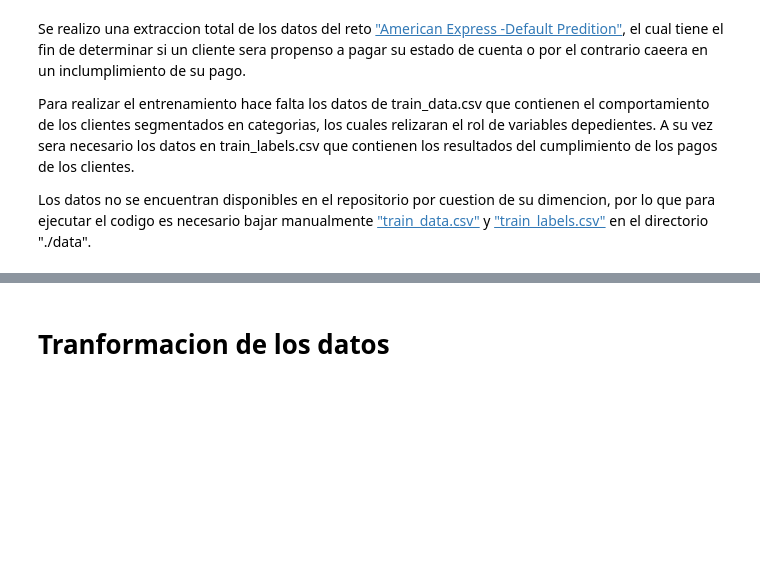
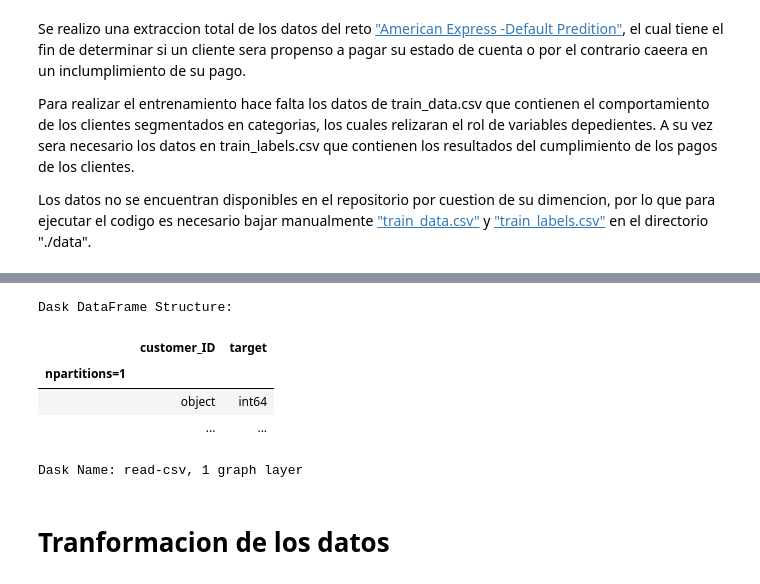
Before and after one commit to new-superuser-alt9193/IA_Avanzada, a Jupyter notebook: wrangling_train_data.ipynb, the cells around one changed output, grey strips where cells are left out. Saved outputs shown, nothing was run; the diff lists cells and outputs as text; code cells hidden in the pictures; blank space fills up the shorter version.

```diff
--- a/wrangling_train_data.ipynb
+++ b/wrangling_train_data.ipynb
@@ -17,2 +28,11 @@ trainLabels = dd.read_csv('./data/train_labels.csv', blocksize=50e6)
+# %%
+trainLabels
+# %% [output]
+Dask DataFrame Structure:
+|  | customer_ID | target |
+| npartitions=1 |  |  |
+|  | object | int64 |
+|  | ... | ... |
+Dask Name: read-csv, 1 graph layer
 # %% [markdown]
 # Tranformacion de los datos
```
Also changed, not shown: parts of 28 cells of this notebook, 1 other file.
